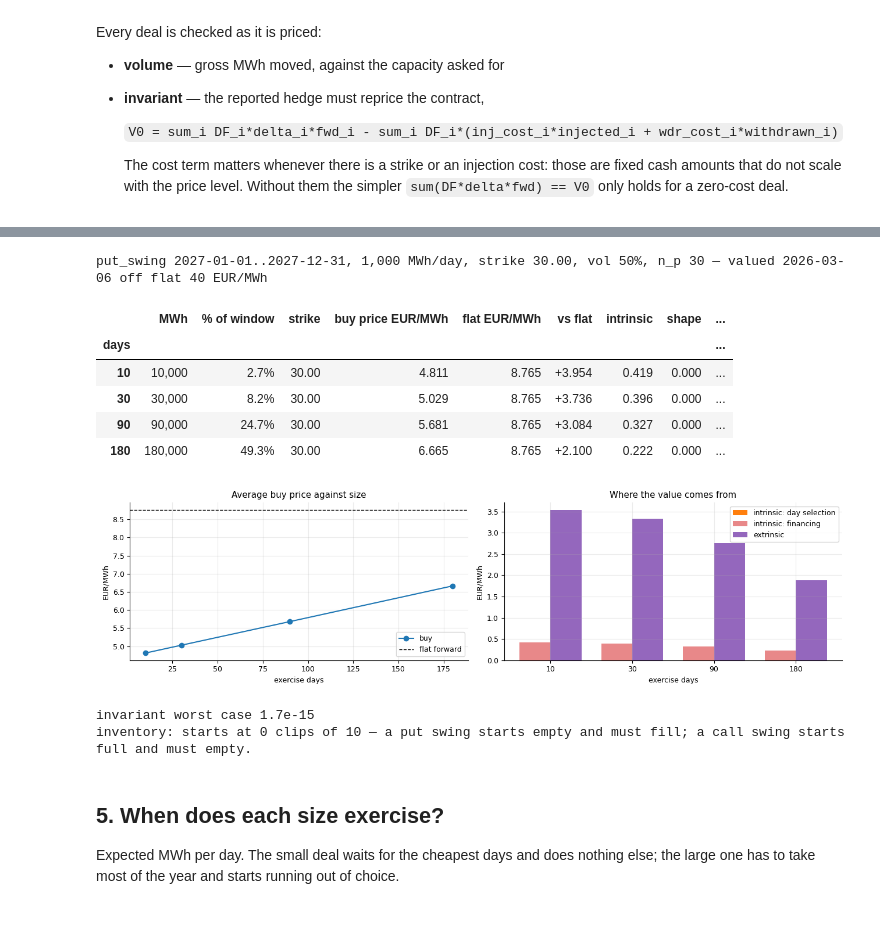
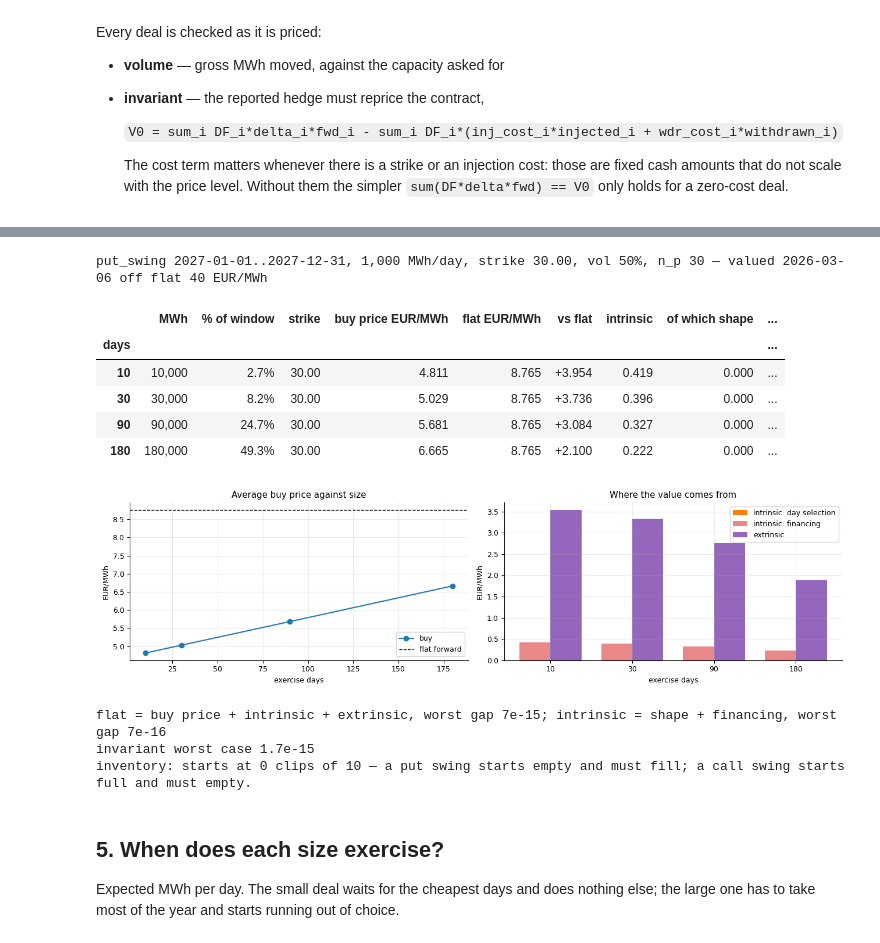
Before and after one commit to dmitry-goryunov/Storage, a Jupyter notebook: Products.ipynb, the cells around one changed output, grey strips where cells are left out. Saved outputs shown, nothing was run; the diff lists cells and outputs as text; code cells hidden in the pictures.

```diff
--- a/Products.ipynb
+++ b/Products.ipynb
@@ -361,8 +377,8 @@ for d, (s, r, g) in RUNS.items():
         "flat EUR/MWh": flat,
         "vs flat": (flat - g["price_per_mwh"]) if SIDE == "buy" else (g["price_per_mwh"] - flat),
         "intrinsic": r["intrinsic"],
-        "shape": g["shape"],
-        "financing": g["financing"],
+        "of which shape": g["shape"],
+        "of which financing": g["financing"],
         "extrinsic": r["extrinsic"],
         "total": r["total"],
         "value EUR": g["v0"],
@@ -372,43 +388,54 @@ for d, (s, r, g) in RUNS.items():
 summary = pd.DataFrame(rows).set_index("days")
 display(summary.style.format({
         "MWh": "{:,.0f}", "% of window": "{:.1%}", "strike": "{:.2f}",
         f"{SIDE} price EUR/MWh": "{:.3f}",
         "flat EUR/MWh": "{:.3f}", "vs flat": "{:+.3f}", "intrinsic": "{:.3f}",
-        "shape": "{:.3f}", "financing": "{:.3f}",
+        "of which shape": "{:.3f}", "of which financing": "{:.3f}",
         "extrinsic": "{:.3f}", "total": "{:.3f}", "value EUR": "{:,.0f}",
         "delta MWh": "{:,.0f}", "invariant": "{:.0e}"}, na_rep="n/a")
     .set_caption(f"{PRODUCT_TYPE} {START}..{END}, {MWH_PER_DAY:,} MWh/day, strike {STRIKE:.2f}, "
                  f"vol {VOL:.0%}, n_p {N_P} — valued {VAL_DATE:%Y-%m-%d} off {CURVE_LABEL}"))
 
 fig, ax = plt.subplots(1, 2, figsize=(13, 3.6))
 ax[0].plot(summary.index, summary[f"{SIDE} price EUR/MWh"], "o-", color="tab:blue", label=SIDE)
 ax[0].axhline(summary["flat EUR/MWh"].iloc[0], color="black", ls="--", lw=1, label="flat forward")
 ax[0].set_xlabel("exercise days"); ax[0].set_ylabel("EUR/MWh")
 ax[0].set_title(f"Average {SIDE} price against size"); ax[0].legend()
 
 w, _x = 0.38, np.arange(len(summary))
-ax[1].bar(_x - w/2, summary["shape"], w, label="intrinsic: day selection", color="tab:orange")
-ax[1].bar(_x - w/2, summary["financing"], w, bottom=summary["shape"],
+ax[1].bar(_x - w/2, summary["of which shape"], w, label="intrinsic: day selection", color="tab:orange")
+ax[1].bar(_x - w/2, summary["of which financing"], w, bottom=summary["of which shape"],
           label="intrinsic: financing", color="tab:red", alpha=.55)
 ax[1].bar(_x + w/2, summary["extrinsic"], w, label="extrinsic", color="tab:purple")
 ax[1].set_xticks(_x); ax[1].set_xticklabels(summary.index)
 ax[1].set_xlabel("exercise days"); ax[1].set_ylabel("EUR/MWh")
 ax[1].set_title("Where the value comes from"); ax[1].legend()
 plt.tight_layout(); plt.show()
 
+# The columns nest, they do not add up side by side:
+#     flat  =  price  +/-  ( intrinsic + extrinsic ),   intrinsic = shape + financing
+# `vs flat` is measured off the prices and `total` off the decomposition, so the two
+# agreeing is a real cross-check rather than a repeated column.
+_gap = (summary["vs flat"] - summary["total"]).abs().max()
+_sub = (summary["of which shape"] + summary["of which financing"]
+        - summary["intrinsic"]).abs().max()
+print(f"flat = {SIDE} price {'+' if SIDE == 'buy' else '-'} intrinsic "
+      f"{'+' if SIDE == 'buy' else '-'} extrinsic, worst gap {_gap:.0e}; "
+      f"intrinsic = shape + financing, worst gap {_sub:.0e}")
 print(f"invariant worst case {summary['invariant'].max():.1e}")
 print(f"inventory: starts at {RUNS[DAY_COUNTS[0]][2]['starts']} clips of "
       f"{RUNS[DAY_COUNTS[0]][2]['n_states']} — a put swing starts empty and must fill; a call "
       f"swing starts full and must empty.")
 # %% [output]
 put_swing 2027-01-01..2027-12-31, 1,000 MWh/day, strike 30.00, vol 50%, n_p 30 — valued 2026-03-06 off flat 40 EUR/MWh
-|  | MWh | % of window | strike | buy price EUR/MWh | flat EUR/MWh | vs flat | intrinsic | shape | ... |
+|  | MWh | % of window | strike | buy price EUR/MWh | flat EUR/MWh | vs flat | intrinsic | of which shape | ... |
 | days |  |  |  |  |  |  |  |  | ... |
 | 10 | 10,000 | 2.7% | 30.00 | 4.811 | 8.765 | +3.954 | 0.419 | 0.000 | ... |
 | 30 | 30,000 | 8.2% | 30.00 | 5.029 | 8.765 | +3.736 | 0.396 | 0.000 | ... |
 | 90 | 90,000 | 24.7% | 30.00 | 5.681 | 8.765 | +3.084 | 0.327 | 0.000 | ... |
 | 180 | 180,000 | 49.3% | 30.00 | 6.665 | 8.765 | +2.100 | 0.222 | 0.000 | ... |
 [figure]
+flat = buy price + intrinsic + extrinsic, worst gap 7e-15; intrinsic = shape + financing, worst gap 7e-16
 invariant worst case 1.7e-15
 inventory: starts at 0 clips of 10 — a put swing starts empty and must fill; a call swing starts full and must empty.
 # %% [markdown]
```
Also changed, not shown: parts of 3 cells of this notebook, 3 other files.
